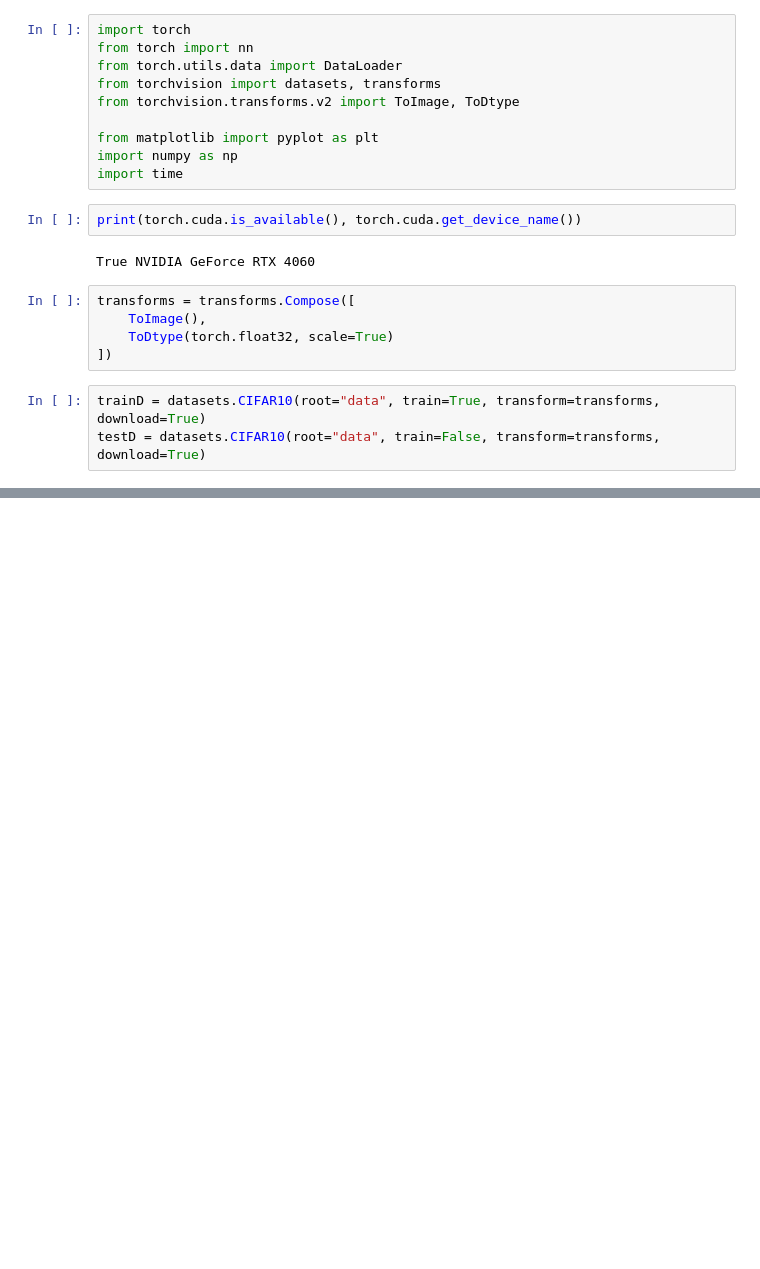
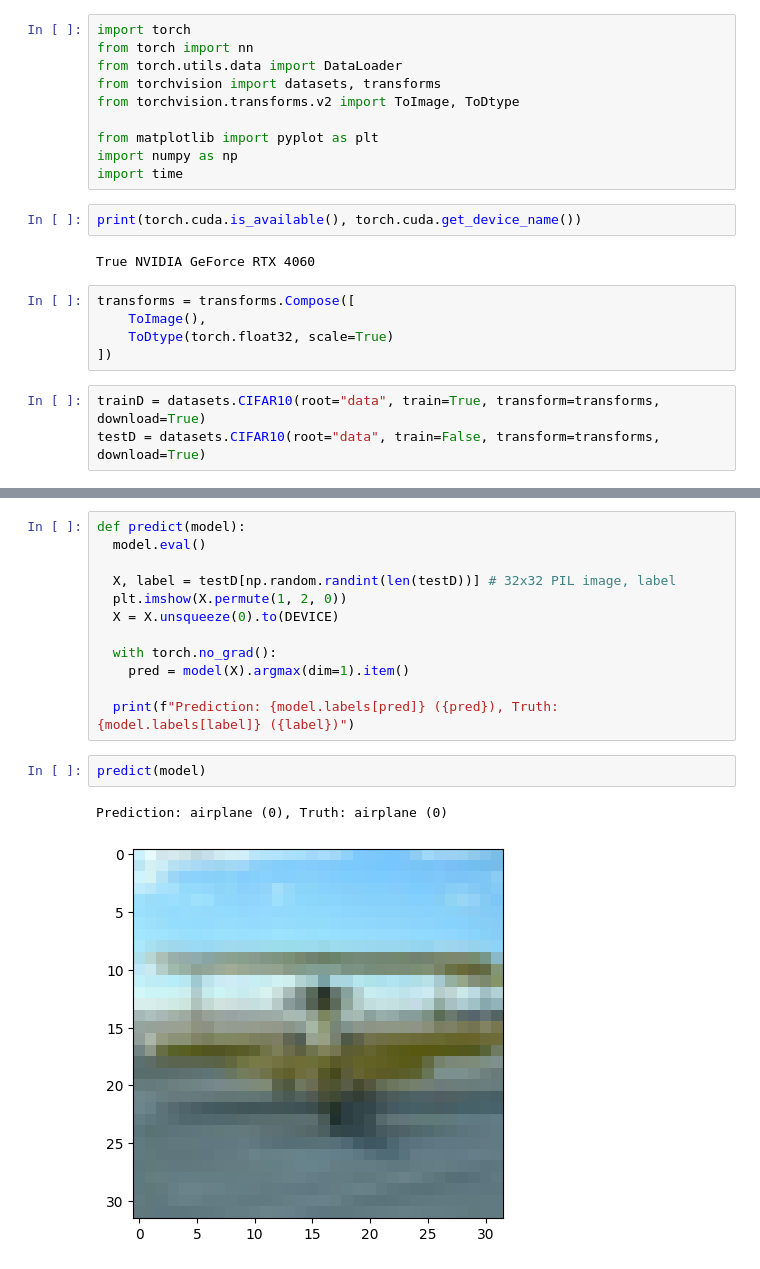
Before and after one commit to sidsurakanti/cifar-10, a Jupyter notebook: nn.ipynb, the cells around one changed output, grey strips where cells are left out. Drawn from its saved outputs; the diff is of its cells as text; blank space fills up the shorter version.

Commit message:
feat: 1st correct decent implementation using random architecture

```diff
--- a/nn.ipynb
+++ b/nn.ipynb
@@ -170,0 +176,17 @@ plt.savefig(f"performance_{int(time.time())}")
+# %%
+def predict(model):
+  model.eval()
+
+  X, label = testD[np.random.randint(len(testD))] # 32x32 PIL image, label
+  plt.imshow(X.permute(1, 2, 0))
+  X = X.unsqueeze(0).to(DEVICE)
+
+  with torch.no_grad():
+    pred = model(X).argmax(dim=1).item()
+
+  print(f"Prediction: {model.labels[pred]} ({pred}), Truth: {model.labels[label]} ({label})")
+# %%
+predict(model)
+# %% [output]
+Prediction: airplane (0), Truth: airplane (0)
+[figure, added]
```
Also changed, not shown: parts of 6 cells of this notebook, 2 other files.
